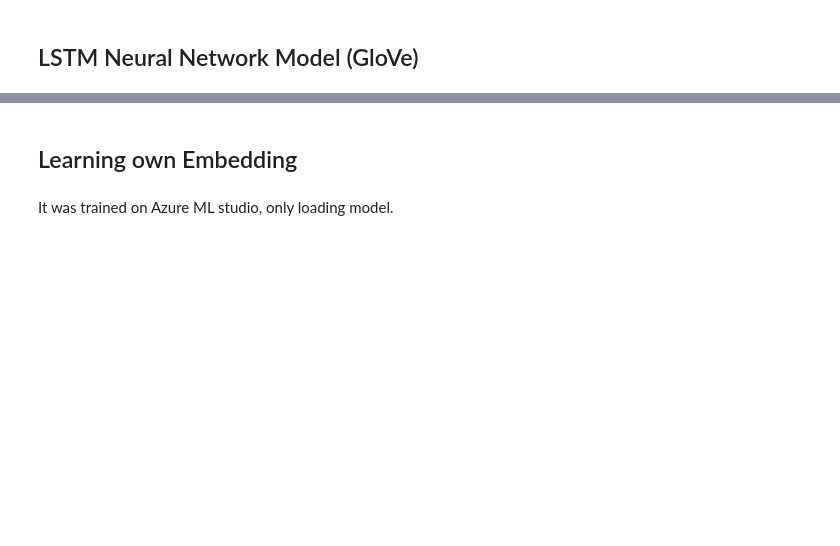
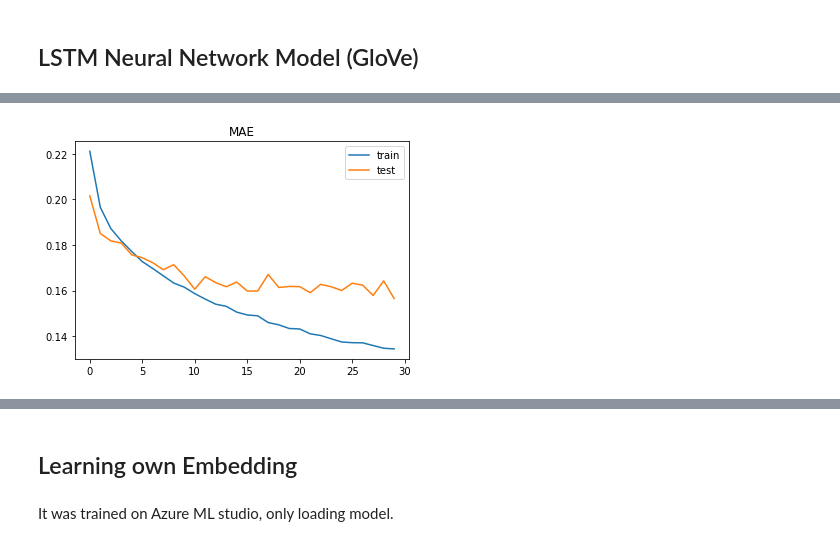
Before and after one commit to directtt/nlp-wine-reviews-prediction, a Jupyter notebook: wine_reviews_deeplearning.ipynb, the cells around one changed output, grey strips where cells are left out. Saved outputs shown, nothing was run; the diff lists cells and outputs as text; code cells hidden in the pictures; blank space fills up the shorter version.

```diff
--- a/wine_reviews_deeplearning.ipynb
+++ b/wine_reviews_deeplearning.ipynb
@@ -502,0 +603,10 @@ INFO:tensorflow:Assets written to: lstm_glove\assets
+# %%
+tuner = kt.Hyperband(model_builder,
+                     objective='val_acc',
+                     max_epochs=10,
+                     factor=3,
+                     directory='hyperband',
+                     project_name='wine_reviews_dl')
+                     #overwrite=True)
+
+es = EarlyStopping(monitor='val_acc', patience=2, verbose=1, restore_best_weights=True)
@@ -502,0 +622,3 @@ INFO:tensorflow:Assets written to: lstm_glove\assets
+# %%
+best_hps=tuner.get_best_hyperparameters()[0]
+best_hps.values
@@ -502,0 +634,16 @@ INFO:tensorflow:Assets written to: lstm_glove\assets
+# %%
+model = tuner.hypermodel.build(best_hps)
+EPOCHS = 30
+BATCH_SIZE = 64
+checkpoint = ModelCheckpoint(filepath='tuned_lstm_glove.h5',
+                             save_format='h5',
+                             monitor='val_mae', verbose=1,
+                             save_best_only=True)
+
+history = model.fit(
+    X_train,
+    y_train,
+    batch_size=BATCH_SIZE,
+    epochs=EPOCHS,
+    validation_data=(X_test, y_test),
+    callbacks=[checkpoint])
@@ -502,0 +668,8 @@ INFO:tensorflow:Assets written to: lstm_glove\assets
+# %%
+plt.title('MAE')
+plt.plot(history.history['mae'], label='train')
+plt.plot(history.history['val_mae'], label='test')
+plt.legend()
+plt.show();
+# %% [output]
+[figure, added]
```
Also changed, not shown: parts of 57 cells of this notebook.
